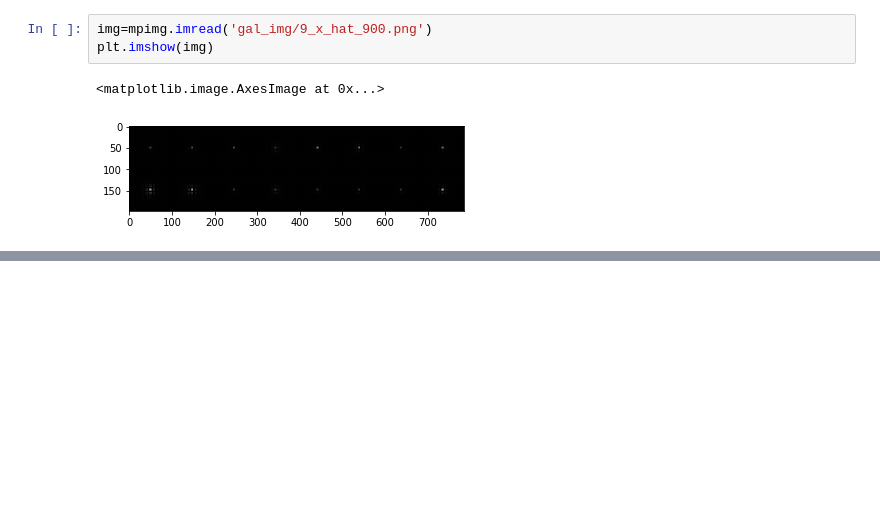
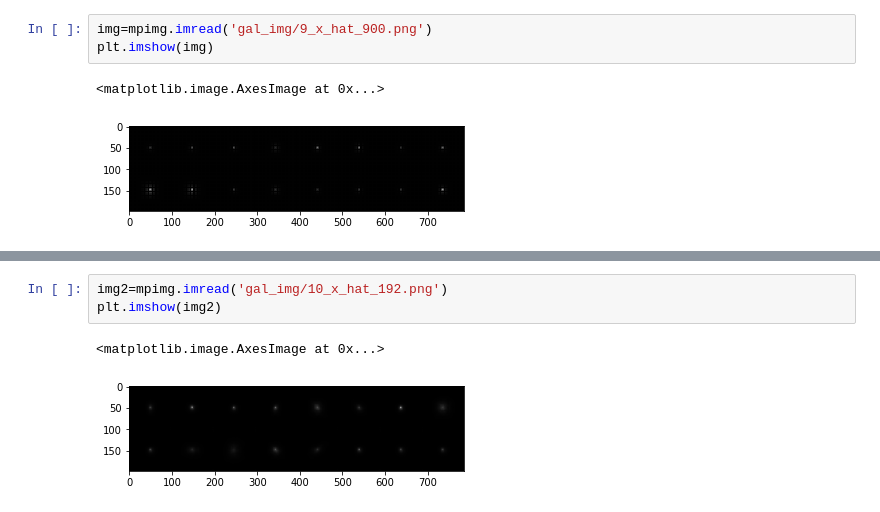
Before and after one commit to JunYinDM/GalaxyGenerativeModel, a Jupyter notebook: checkRes.ipynb, the cells around one changed output, grey strips where cells are left out. Cells and saved outputs as stored; diff of their text form; blank space fills up the shorter version.

```diff
--- a/checkRes.ipynb
+++ b/checkRes.ipynb
@@ -83,0 +91,6 @@ plt.imshow(img)
+# %%
+img2=mpimg.imread('gal_img/10_x_hat_192.png')
+plt.imshow(img2)
+# %% [output]
+<matplotlib.image.AxesImage at 0x...>
+[figure, added]
```
Also changed, not shown: parts of 16 cells of this notebook, 1 other file.
